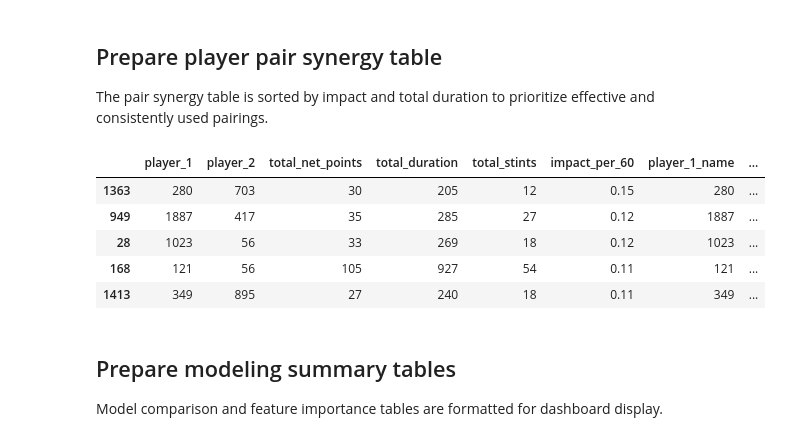
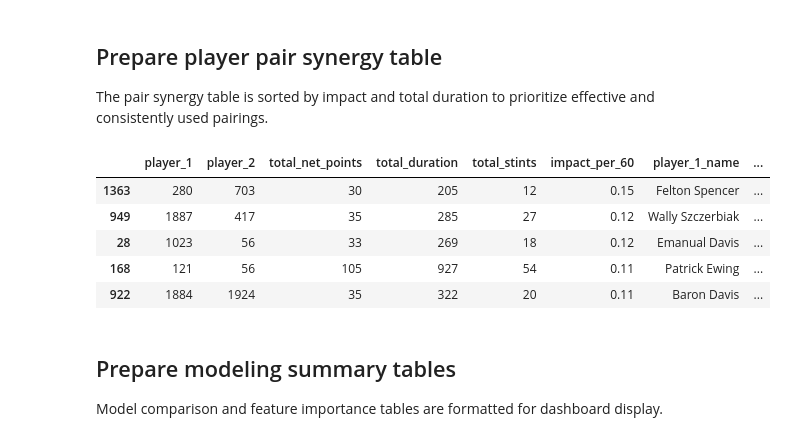
Before and after one commit to Jorgemontanez25/NBA_Player_Impact_and_Lineup_Optimization_Dashboard, a Jupyter notebook: notebooks/08_Dashboard_Data_Preparation.ipynb, the cells around one changed output. Saved outputs shown, nothing was run; the diff lists cells and outputs as text; code cells hidden in the pictures.

```diff
--- a/notebooks/08_Dashboard_Data_Preparation.ipynb
+++ b/notebooks/08_Dashboard_Data_Preparation.ipynb
@@ -134,41 +217,34 @@ The pair synergy table is sorted by impact and total duration to prioritize effe
 # %%
 dashboard_pairs = pair_perf.copy()
 
-if "player_1_name" not in dashboard_pairs.columns:
-    dashboard_pairs["player_1_name"] = dashboard_pairs["player_1"].astype(str)
+dashboard_pairs["player_1"] = dashboard_pairs["player_1"].astype(str)
+dashboard_pairs["player_2"] = dashboard_pairs["player_2"].astype(str)
 
-if "player_2_name" not in dashboard_pairs.columns:
-    dashboard_pairs["player_2_name"] = dashboard_pairs["player_2"].astype(str)
+dashboard_pairs["player_1_name"] = dashboard_pairs["player_1"].map(player_name_lookup)
+dashboard_pairs["player_2_name"] = dashboard_pairs["player_2"].map(player_name_lookup)
 
-dashboard_pairs["player_1_name"] = dashboard_pairs["player_1_name"].fillna(
-    dashboard_pairs["player_1"].astype(str)
+dashboard_pairs["player_1_name"] = dashboard_pairs["player_1_name"].fillna(dashboard_pairs["player_1"])
+dashboard_pairs["player_2_name"] = dashboard_pairs["player_2_name"].fillna(dashboard_pairs["player_2"])
+
+dashboard_pairs["pair_name"] = (
+    dashboard_pairs["player_1_name"] + " + " + dashboard_pairs["player_2_name"]
 )
 
-dashboard_pairs["player_2_name"] = dashboard_pairs["player_2_name"].fillna(
-    dashboard_pairs["player_2"].astype(str)
-)
-
-dashboard_pairs["pair_name"] = (
-    dashboard_pairs["player_1_name"].astype(str)
-    + " + "
-    + dashboard_pairs["player_2_name"].astype(str)
-)
+dashboard_pairs["impact_per_60"] = dashboard_pairs["impact_per_60"].round(2)
 
 dashboard_pairs = dashboard_pairs.sort_values(
     ["impact_per_60", "total_duration"],
     ascending=[False, False]
 )
 
-dashboard_pairs["impact_per_60"] = dashboard_pairs["impact_per_60"].round(2)
-
 dashboard_pairs.head()
 # %% [output]
 |  | player_1 | player_2 | total_net_points | total_duration | total_stints | impact_per_60 | player_1_name | ... |
-| 1363 | 280 | 703 | 30 | 205 | 12 | 0.15 | 280 | ... |
-| 949 | 1887 | 417 | 35 | 285 | 27 | 0.12 | 1887 | ... |
-| 28 | 1023 | 56 | 33 | 269 | 18 | 0.12 | 1023 | ... |
-| 168 | 121 | 56 | 105 | 927 | 54 | 0.11 | 121 | ... |
-| 1413 | 349 | 895 | 27 | 240 | 18 | 0.11 | 349 | ... |
+| 1363 | 280 | 703 | 30 | 205 | 12 | 0.15 | Felton Spencer | ... |
+| 949 | 1887 | 417 | 35 | 285 | 27 | 0.12 | Wally Szczerbiak | ... |
+| 28 | 1023 | 56 | 33 | 269 | 18 | 0.12 | Emanual Davis | ... |
+| 168 | 121 | 56 | 105 | 927 | 54 | 0.11 | Patrick Ewing | ... |
+| 922 | 1884 | 1924 | 35 | 322 | 20 | 0.11 | Baron Davis | ... |
 # %% [markdown]
 ## Prepare modeling summary tables
 
```
Also changed, not shown: parts of 5 cells of this notebook, 4 other files.
